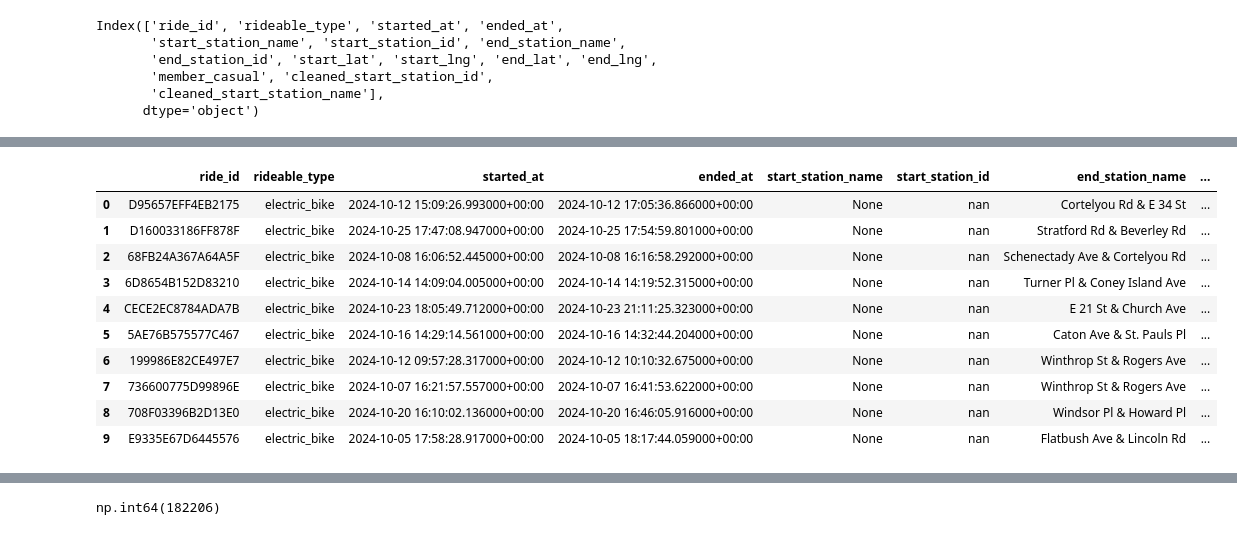
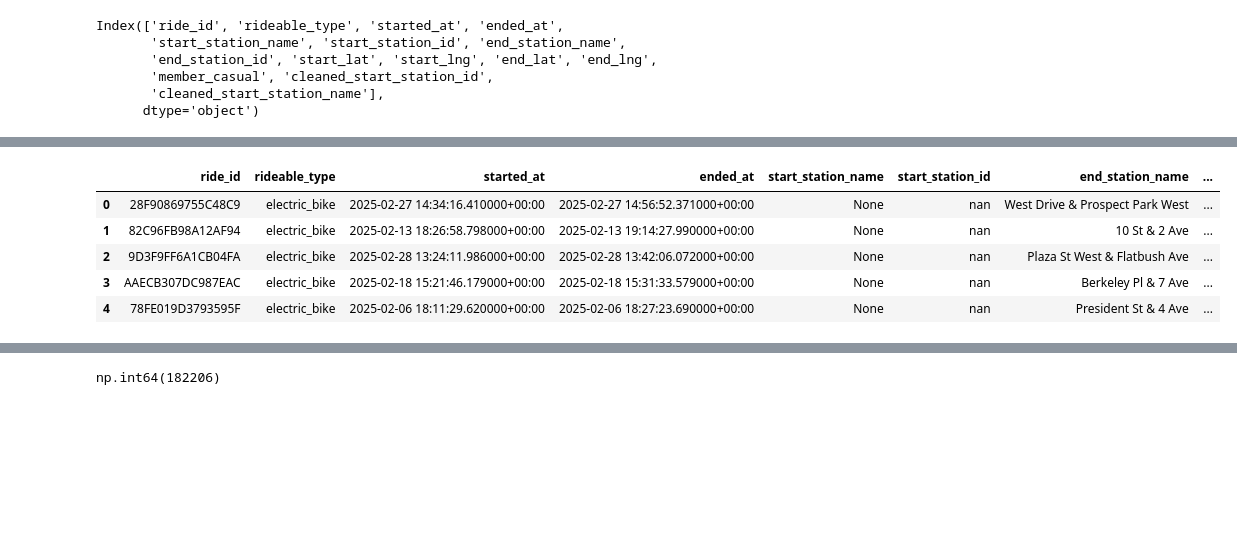
Before and after one commit to olshevskaa/citibike-nyc, a Jupyter notebook: notebooks/citibike.ipynb, the cells around one changed output, grey strips where cells are left out. Saved outputs shown, nothing was run; the diff lists cells and outputs as text; code cells hidden in the pictures; blank space fills up the shorter version.

```diff
--- a/notebooks/citibike.ipynb
+++ b/notebooks/citibike.ipynb
@@ -105,25 +93,20 @@ df.T
 # %%
 query = f"""
     SELECT *
     FROM `{bq_dataset_name}.{bq_table_name}`
     WHERE start_station_name IS NULL
-    LIMIT 10
+    LIMIT 5
 """
 
 df = client.query(query).to_dataframe()
 df
 # %% [output]
 |  | ride_id | rideable_type | started_at | ended_at | start_station_name | start_station_id | end_station_name | ... |
-| 0 | D95657EFF4EB2175 | electric_bike | 2024-10-12 15:09:26.993000+00:00 | 2024-10-12 17:05:36.866000+00:00 | None | nan | Cortelyou Rd & E 34 St | ... |
-| 1 | D160033186FF878F | electric_bike | 2024-10-25 17:47:08.947000+00:00 | 2024-10-25 17:54:59.801000+00:00 | None | nan | Stratford Rd & Beverley Rd | ... |
-| 2 | 68FB24A367A64A5F | electric_bike | 2024-10-08 16:06:52.445000+00:00 | 2024-10-08 16:16:58.292000+00:00 | None | nan | Schenectady Ave & Cortelyou Rd | ... |
-| 3 | 6D8654B152D83210 | electric_bike | 2024-10-14 14:09:04.005000+00:00 | 2024-10-14 14:19:52.315000+00:00 | None | nan | Turner Pl & Coney Island Ave | ... |
-| 4 | CECE2EC8784ADA7B | electric_bike | 2024-10-23 18:05:49.712000+00:00 | 2024-10-23 21:11:25.323000+00:00 | None | nan | E 21 St & Church Ave | ... |
-| 5 | 5AE76B575577C467 | electric_bike | 2024-10-16 14:29:14.561000+00:00 | 2024-10-16 14:32:44.204000+00:00 | None | nan | Caton Ave & St. Pauls Pl | ... |
-| 6 | 199986E82CE497E7 | electric_bike | 2024-10-12 09:57:28.317000+00:00 | 2024-10-12 10:10:32.675000+00:00 | None | nan | Winthrop St & Rogers Ave | ... |
-| 7 | 736600775D99896E | electric_bike | 2024-10-07 16:21:57.557000+00:00 | 2024-10-07 16:41:53.622000+00:00 | None | nan | Winthrop St & Rogers Ave | ... |
-| 8 | 708F03396B2D13E0 | electric_bike | 2024-10-20 16:10:02.136000+00:00 | 2024-10-20 16:46:05.916000+00:00 | None | nan | Windsor Pl & Howard Pl | ... |
-| 9 | E9335E67D6445576 | electric_bike | 2024-10-05 17:58:28.917000+00:00 | 2024-10-05 18:17:44.059000+00:00 | None | nan | Flatbush Ave & Lincoln Rd | ... |
+| 0 | 28F90869755C48C9 | electric_bike | 2025-02-27 14:34:16.410000+00:00 | 2025-02-27 14:56:52.371000+00:00 | None | nan | West Drive & Prospect Park West | ... |
+| 1 | 82C96FB98A12AF94 | electric_bike | 2025-02-13 18:26:58.798000+00:00 | 2025-02-13 19:14:27.990000+00:00 | None | nan | 10 St & 2 Ave | ... |
+| 2 | 9D3F9FF6A1CB04FA | electric_bike | 2025-02-28 13:24:11.986000+00:00 | 2025-02-28 13:42:06.072000+00:00 | None | nan | Plaza St West & Flatbush Ave | ... |
+| 3 | AAECB307DC987EAC | electric_bike | 2025-02-18 15:21:46.179000+00:00 | 2025-02-18 15:31:33.579000+00:00 | None | nan | Berkeley Pl & 7 Ave | ... |
+| 4 | 78FE019D3793595F | electric_bike | 2025-02-06 18:11:29.620000+00:00 | 2025-02-06 18:27:23.690000+00:00 | None | nan | President St & 4 Ave | ... |
 # %%
 query = f"""
     SELECT *
```
Also changed, not shown: parts of 3 cells of this notebook.
